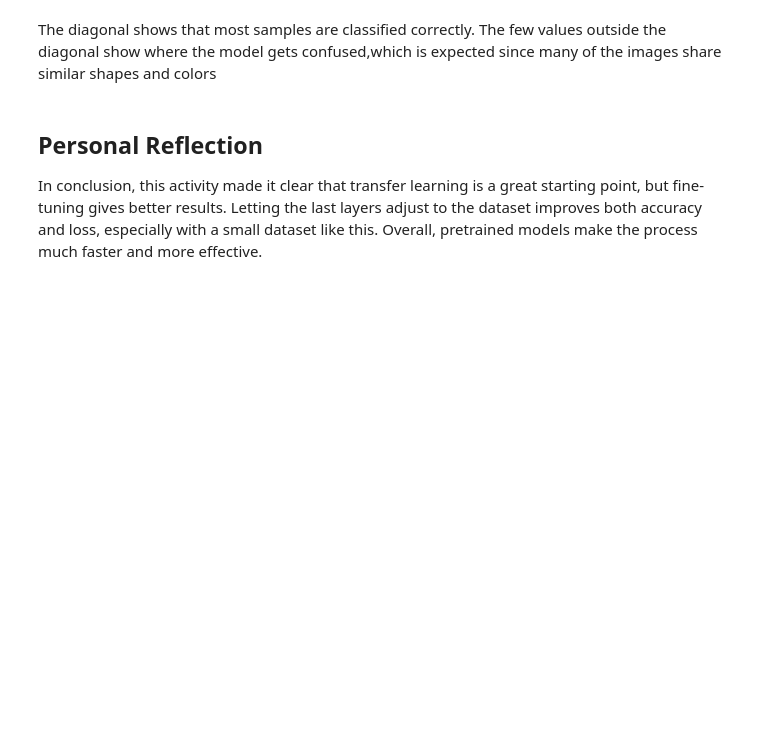
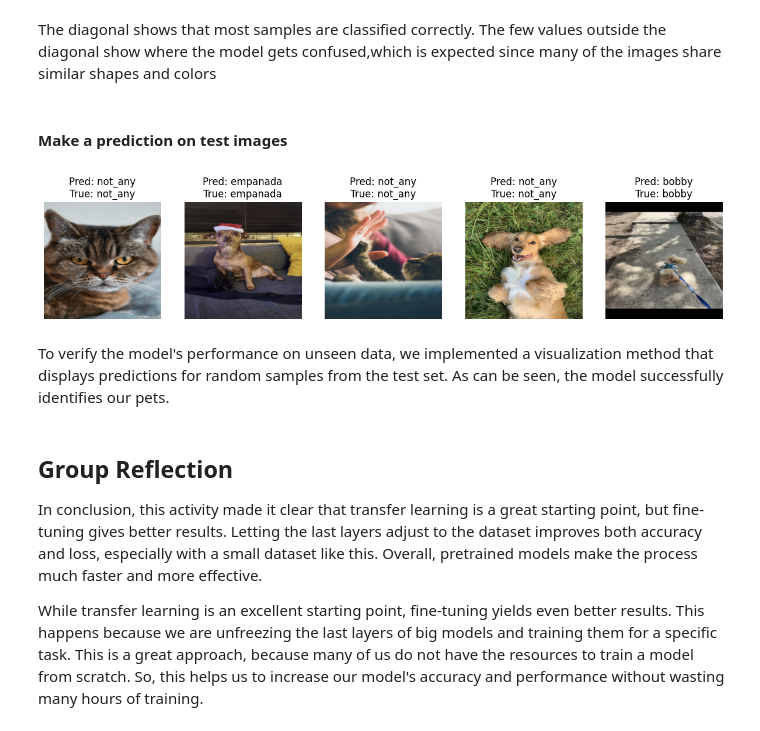
Before and after one commit to braulio-dev/transfer-learning-fine-tuning, a Jupyter notebook: transfer-learning.ipynb, the cells around one changed output. Saved outputs shown, nothing was run; the diff lists cells and outputs as text; code cells hidden in the pictures; blank space fills up the shorter version.

Commit message:
fix best model and update documantation

```diff
--- a/transfer-learning.ipynb
+++ b/transfer-learning.ipynb
@@ -487,13 +491,15 @@ print('-' * 47)
 
 best_name = None
 best_acc = -1
+best_loss = float('inf')
 
 for name, r in all_results.items():
     final_loss = r['val_loss'][-1]
     final_acc  = r['val_acc'][-1]
     print(f"{name:<25} {final_loss:>10.4f} {final_acc:>10.4f}")
-    if final_acc > best_acc:
+    if (final_acc > best_acc) or (final_acc == best_acc and final_loss < best_loss):
         best_acc = final_acc
+        best_loss = final_loss
         best_name = name
 
 print(f"\nBest model: {best_name} with {best_acc:.4f} validation accuracy")
@@ -593,7 +599,47 @@ plt.show()
 [figure]
 # %% [markdown]
 The diagonal shows that most samples are classified correctly. The few values outside the diagonal show where the model gets confused,which is expected since many of the images share similar shapes and colors
+# %% [markdown]
+#### Make a prediction on test images
+# %%
+def show_test_predictions(model, dataset, indices, class_names):
+    model.eval()
+    plt.figure(figsize=(15, 5))
+
+    for i, idx in enumerate(indices):
+        img_tensor, label_idx = dataset[idx]
+
+        with torch.no_grad():
+            output = model(img_tensor.unsqueeze(0).to(device))
+            pred_idx = output.argmax(dim=1).item()
+            pred_label = class_names[pred_idx]
+            true_label = class_names[label_idx]
+
+        img_display = img_tensor.permute(1, 2, 0).cpu().numpy()
+        img_display = img_display * [0.229, 0.224, 0.225] + [0.485, 0.456, 0.406]
+        img_display = img_display.clip(0, 1)
+
+        plt.subplot(1, len(indices), i + 1)
+        plt.imshow(img_display)
+        plt.title(f"Pred: {pred_label}\nTrue: {true_label}")
+        plt.axis('off')
+
+    plt.show()
+# %%
+import random
+
+num_random_samples = 5
+
+random_indices = random.sample(range(len(test_set)), num_random_samples)
+
+show_test_predictions(best_model_arch, test_set, random_indices, class_names)
+# %% [output]
+[figure, added]
+# %% [markdown]
+To verify the model's performance on unseen data, we implemented a visualization method that displays predictions for random samples from the test set. As can be seen, the model successfully identifies our pets.
 # %% [markdown]
-## Personal Reflection
+## Group Reflection
 
 In conclusion, this activity made it clear that transfer learning is a great starting point, but fine-tuning gives better results. Letting the last layers adjust to the dataset improves both accuracy and loss, especially with a small dataset like this. Overall, pretrained models make the process much faster and more effective.
+
+While transfer learning is an excellent starting point, fine-tuning yields even better results. This happens because we are unfreezing the last layers of big models and training them for a specific task. This is a great approach, because many of us do not have the resources to train a model from scratch. So, this helps us to increase our model's accuracy and performance without wasting many hours of training.
```
Also changed, not shown: parts of 17 cells of this notebook.
